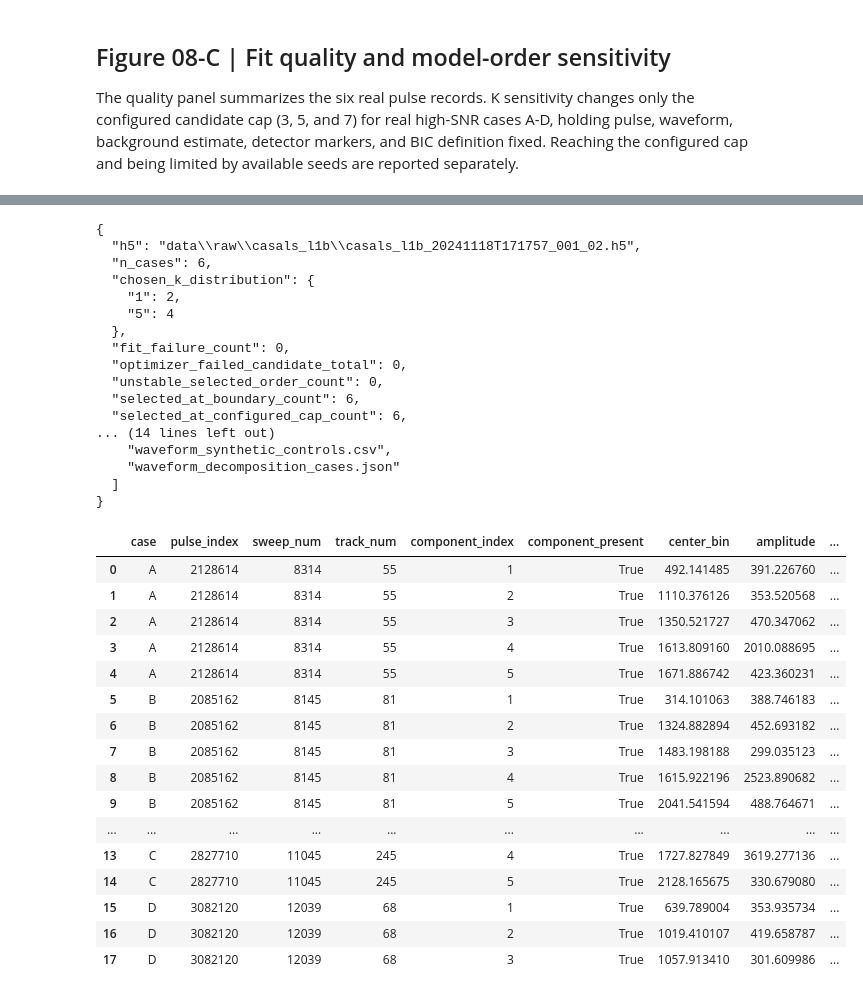
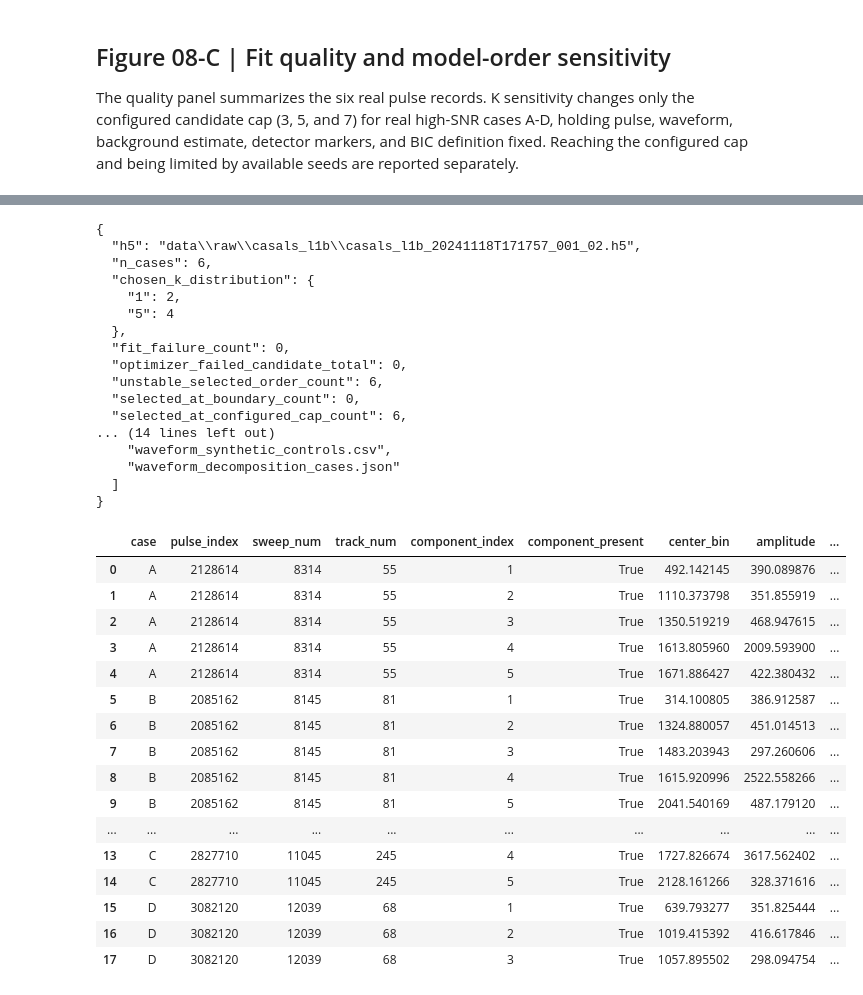
Before and after one commit to jgzhong99/CASALS, a Jupyter notebook: notebooks/08_waveform_decomposition.ipynb, the cells around one changed output, grey strips where cells are left out. Drawn from its saved outputs; the diff is of its cells as text; code cells hidden in the pictures.

```diff
--- a/notebooks/08_waveform_decomposition.ipynb
+++ b/notebooks/08_waveform_decomposition.ipynb
@@ -345,18 +362,18 @@ synthetic_rows = []
 x_syn = np.arange(192, dtype=float)
 rng_syn = np.random.default_rng(20261011)
 synthetic_cases = [
-    ("noise_only", 0, 90.0 + rng_syn.normal(0.0, 1.0, x_syn.size), []),
-    ("single_component", 1, 90.0 + 14.0*np.exp(-0.5*((x_syn-56.0)/3.0)**2) + rng_syn.normal(0.0, 0.35, x_syn.size), [{"peak_bin": 56.0, "width_bins": 7.0}]),
-    ("two_separated", 2, 90.0 + 12.0*np.exp(-0.5*((x_syn-48.0)/2.5)**2) + 9.0*np.exp(-0.5*((x_syn-112.0)/3.2)**2) + rng_syn.normal(0.0, 0.25, x_syn.size), [{"peak_bin": 48.0, "width_bins": 6.0}, {"peak_bin": 112.0, "width_bins": 7.5}]),
-    ("two_overlapping", 2, 90.0 + 12.0*np.exp(-0.5*((x_syn-78.0)/6.0)**2) + 10.0*np.exp(-0.5*((x_syn-83.5)/6.0)**2) + rng_syn.normal(0.0, 0.12, x_syn.size), [{"peak_bin": 78.0, "width_bins": 14.0}, {"peak_bin": 83.5, "width_bins": 14.0}]),
+    ("noise_only", 0, 1.0, 90.0 + rng_syn.normal(0.0, 1.0, x_syn.size), []),
+    ("single_component", 1, 0.35, 90.0 + 14.0*np.exp(-0.5*((x_syn-56.0)/3.0)**2) + rng_syn.normal(0.0, 0.35, x_syn.size), [{"peak_bin": 56.0, "width_bins": 2.354820045 * 3.0}]),
+    ("two_separated", 2, 0.25, 90.0 + 12.0*np.exp(-0.5*((x_syn-48.0)/2.5)**2) + 9.0*np.exp(-0.5*((x_syn-112.0)/3.2)**2) + rng_syn.normal(0.0, 0.25, x_syn.size), [{"peak_bin": 48.0, "width_bins": 2.354820045 * 2.5}, {"peak_bin": 112.0, "width_bins": 2.354820045 * 3.2}]),
+    ("two_overlapping", 2, 0.12, 90.0 + 12.0*np.exp(-0.5*((x_syn-78.0)/6.0)**2) + 10.0*np.exp(-0.5*((x_syn-83.5)/6.0)**2) + rng_syn.normal(0.0, 0.12, x_syn.size), [{"peak_bin": 78.0, "width_bins": 2.354820045 * 6.0}, {"peak_bin": 83.5, "width_bins": 2.354820045 * 6.0}]),
 ]
-for name, injected_k, y_syn, seed_list in synthetic_cases:
-    result_syn = fit_gaussian_components(y_syn, 90.0, 1.0 if name == "noise_only" else 0.35,
+for name, injected_k, true_sigma, y_syn, seed_list in synthetic_cases:
+    result_syn = fit_gaussian_components(y_syn, 90.0, true_sigma,
                                          detector_peaks=seed_list, max_components=3)
     centers = [round(float(part["center_bin"]), 3) for part in result_syn["components"]]
-    synthetic_rows.append({"case": name, "injected_k": injected_k, "selected_k": int(result_syn["chosen_k"]),
+    synthetic_rows.append({"case": name, "injected_k": injected_k, "injected_noise_sigma": true_sigma, "raw_bic_chosen_k": result_syn["raw_bic_chosen_k"], "at_search_limit": result_syn["at_search_limit"], "selected_k": int(result_syn["chosen_k"]),
                            "order_matches": bool(result_syn["chosen_k"] == injected_k),
-                           "stable_order": bool(result_syn.get("stable_order", False)),
+                           "stable_order": bool(result_syn.get("stable_order", False)), "delta_bic": result_syn["delta_bic"],
                            "centers_bin": json.dumps(centers), "rmse_counts": float(result_syn["rmse"]),
                            "bic": float(result_syn["bic"]), "selected_at_boundary": bool(result_syn["selected_at_boundary"]),
                            "overlap_diagnostics": json.dumps(result_syn.get("pairwise_component_overlap", []))})
@@ -407,6 +424,10 @@ for spec, result, arrays in zip(selected, case_results, wave_arrays):
     residual_ax.grid(alpha=0.15)
     handles, labels = ax.get_legend_handles_labels()
     fig.legend(handles, labels, loc="upper center", bbox_to_anchor=(0.5, 0.96), ncol=3, frameon=False)
+    diagnostics = result["full_residual_diagnostics"]
+    fig.text(0.08, 0.075, f"Residual: lag-1={diagnostics['lag1_autocorrelation_adjacent_bins']:.3f} | "
+             f"|r| > 3 noise sigmas: {diagnostics['fraction_abs_over_3_h5_sigma']:.2%} | "
+             f"skew={diagnostics['skewness']:.2f} | excess kurtosis={diagnostics['excess_kurtosis']:.2f}", fontsize=9)
     fig.text(0.08, 0.025, f"Context: {result['land_cover']} | {result['spatial_evidence'][:150]} | Gaussian terms remain waveform-derived.", ha="left", va="bottom", fontsize=8, wrap=True)
     path = OUTPUT_DIR / f"decomposition_case_{result['case']}.png"
     fig.savefig(path, dpi=DPI)
@@ -451,7 +474,10 @@ The quality panel summarizes the six real pulse records. K sensitivity changes o
 # %%
 metrics = pd.DataFrame([{
     "case": row["case"], "pulse_index": row["pulse_index"], "sweep_num": row["sweep_num"],
-    "track_num": row["track_num"], "snr": row["snr"], "chosen_k": row["chosen_k"],
+    "track_num": row["track_num"], "snr": row["snr"],
+    "raw_bic_chosen_k": row["raw_bic_chosen_k"], "at_search_limit": row["at_search_limit"],
+    "supported_window_raw_bic_chosen_k": row["supported_window_raw_bic_chosen_k"],
+    "supported_window_fallback": row["supported_window_fallback"], "chosen_k": row["chosen_k"],
     "fit_status": row["fit_status"], "fit_success": row["fit_success"],
     "fit_sample_count": row["fit_sample_count"], "fit_sample_fraction": row["fit_sample_fraction"],
     "parameter_count": row["parameter_count"], "bic": row["bic"], "delta_bic": row["delta_bic"],
@@ -467,6 +493,11 @@ metrics = pd.DataFrame([{
     "seed_limited": row["seed_limited"], "rmse_counts": row["rmse_counts"],
     "noise_sigma": row["noise_sigma"],
     "residual_rmse_over_noise": row["full_residual_diagnostics"]["rmse_over_h5_noise_sigma"],
+    "residual_tail_fraction_abs_over_3_sigma": row["full_residual_diagnostics"]["fraction_abs_over_3_h5_sigma"],
+    "residual_skewness": row["full_residual_diagnostics"]["skewness"],
+    "residual_excess_kurtosis": row["full_residual_diagnostics"]["excess_kurtosis"],
+    "rx_peak_flat_top_samples": row["rx_digital_rail_morphology"]["peak_flat_top_samples"],
+    "rx_suspected_flat_top_clipping": row["rx_digital_rail_morphology"]["suspected_flat_top_clipping"],
     "residual_lag1": row["full_residual_diagnostics"]["lag1_autocorrelation_adjacent_bins"],
 } for row in case_results])
 widths = [part["fwhm_bins"] for row in case_results for part in row["components"]]
@@ -481,7 +512,7 @@ if widths:
 axes[2].set(title="Fitted FWHM", xlabel="Width (RX bins)", ylabel="Component count")
 failures = int((~metrics.fit_success).sum())
 unstable = int((metrics.fit_success & (metrics.chosen_k > 0) & ~metrics.stable_order).sum())
-fig.suptitle(f"Fit failures: {failures} | unstable orders: {unstable} | selected at tested boundary: {metrics.selected_at_boundary.sum()} | K=0: {(metrics.chosen_k == 0).sum()}", fontsize=11, y=1.03)
+fig.suptitle(f"Fit failures: {failures} | unstable orders: {unstable} | selected at parameter boundary: {metrics.selected_at_boundary.sum()} | K=0: {(metrics.chosen_k == 0).sum()}", fontsize=11, y=1.03)
 fig.savefig(OUTPUT_DIR / "waveform_fit_quality_summary.png", dpi=DPI, bbox_inches="tight")
 plt.close(fig)
 display(Image(filename=str(OUTPUT_DIR / "waveform_fit_quality_summary.png")))
@@ -555,13 +590,14 @@ def json_safe(value):
 cases_document = {"h5": str(H5_PATH.relative_to(ROOT)), "pulse_ids": selected_pulses.tolist(),
     "rx_record_axis": int(rx_axis), "tx_record_axis": int(tx_axis), "n_rx_bins": int(rx.shape[1]), "n_tx_bins": int(tx.shape[1]),
     "tx_rx_contract": waveform_contract,
-    "fit_window_rule": "All 2728 raw RX bins primary; supported window is raw >= baseline + 3 H5-noise sigma unioned with 2 detector FWHM neighborhoods.",
-    "bic_formula": "n*log(RSS/n) + (2+3K)*log(n); compare only within a fit window.",
+    "fit_window_rule": "All 2728 raw RX bins primary; supported window spans detector neighborhoods plus connected 6-bin dilation, or a replacement 51-bin smoothed-maximum fallback. Data-selected sensitivity only.",
+    "bic_formula": "n*log(RSS/n) + (1+3K)*log(n); globally estimated baseline fixed; compare only within a fit window.",
     "detector_config_source": detector_config_source, "detector_config": detector_config,
     "reflection_candidate_band_count_from_notebook09": reflection_count,
     "cases": case_results, "model_diagnostics_csv": "waveform_model_diagnostics.csv",
     "kmax_sensitivity_csv": "waveform_kmax_sensitivity.csv", "synthetic_controls": synthetic_rows,
-    "limitations": ["Gaussian terms are morphology representations, not verified returns.",
+    "selection_policy": {"baseline_fixed": True, "min_amplitude_noise_sigma": 2.0, "min_separation_combined_sigma": 1.0, "bic_improvement_per_added_component": 6.0, "selected_at_boundary_definition": "component parameter bounds; order cap is at_search_limit"},
+    "limitations": ["Supported windows are data-selected; selection bias remains.", "Fixed baseline uncertainty is not propagated.", "Admissibility screens are empirical, not physical resolution calibration.","Gaussian terms are morphology representations, not verified returns.",
         "TX-informed quantitative fitting unavailable: timing/system-response contract unresolved.",
         "TX and RX are not time-aligned; no bin-to-time or range conversion is claimed.",
         "Residual diagnostics are descriptive and do not establish independent Gaussian errors.",
@@ -575,48 +611,48 @@ summary = {"h5": str(H5_PATH.relative_to(ROOT)), "n_cases": len(case_results),
     "selected_at_boundary_count": int(metrics.selected_at_boundary.sum()),
     "selected_at_configured_cap_count": int(metrics.selected_at_configured_cap.sum()),
     "seed_limited_count": int(metrics.seed_limited.sum()),
     "no_resolved_component_count": int((metrics.chosen_k == 0).sum()),
     "median_full_waveform_rmse_counts": float(metrics.full_waveform_rmse_counts.median()),
     "window_order_changed_cases": int((metrics.chosen_k != metrics.supported_window_chosen_k).sum()),
     "tx_informed_status": waveform_contract["tx_informed_status"],
     "reflection_candidate_band_count_from_notebook09": reflection_count,
     "interpretation_scope": "Real-waveform morphology only; no physical-return validation.",
     "outputs": ["waveform_decomposition_gallery.png", "waveform_fit_quality_summary.png", "waveform_fit_metrics.csv", "waveform_decomposition_examples.csv", "waveform_model_diagnostics.csv", "waveform_kmax_sensitivity.csv", "waveform_synthetic_controls.csv", "waveform_decomposition_cases.json"]}
 (OUTPUT_DIR / "waveform_decomposition_summary.json").write_text(json.dumps(json_safe(summary), indent=2, allow_nan=False), encoding="utf-8")
 print(json.dumps(json_safe(summary), indent=2, allow_nan=False))
 display(examples.head(18))
 # %% [output]
 {
   "h5": "data\\raw\\casals_l1b\\casals_l1b_20241118T171757_001_02.h5",
   "n_cases": 6,
   "chosen_k_distribution": {
     "1": 2,
     "5": 4
   },
   "fit_failure_count": 0,
   "optimizer_failed_candidate_total": 0,
-  "unstable_selected_order_count": 0,
-  "selected_at_boundary_count": 6,
+  "unstable_selected_order_count": 6,
+  "selected_at_boundary_count": 0,
   "selected_at_configured_cap_count": 6,
 ... (14 lines left out)
     "waveform_synthetic_controls.csv",
     "waveform_decomposition_cases.json"
   ]
 }
 |  | case | pulse_index | sweep_num | track_num | component_index | component_present | center_bin | amplitude | ... |
-| 0 | A | 2128614 | 8314 | 55 | 1 | True | 492.141485 | 391.226760 | ... |
-| 1 | A | 2128614 | 8314 | 55 | 2 | True | 1110.376126 | 353.520568 | ... |
-| 2 | A | 2128614 | 8314 | 55 | 3 | True | 1350.521727 | 470.347062 | ... |
-| 3 | A | 2128614 | 8314 | 55 | 4 | True | 1613.809160 | 2010.088695 | ... |
-| 4 | A | 2128614 | 8314 | 55 | 5 | True | 1671.886742 | 423.360231 | ... |
-| 5 | B | 2085162 | 8145 | 81 | 1 | True | 314.101063 | 388.746183 | ... |
-| 6 | B | 2085162 | 8145 | 81 | 2 | True | 1324.882894 | 452.693182 | ... |
-| 7 | B | 2085162 | 8145 | 81 | 3 | True | 1483.198188 | 299.035123 | ... |
-| 8 | B | 2085162 | 8145 | 81 | 4 | True | 1615.922196 | 2523.890682 | ... |
-| 9 | B | 2085162 | 8145 | 81 | 5 | True | 2041.541594 | 488.764671 | ... |
+| 0 | A | 2128614 | 8314 | 55 | 1 | True | 492.142145 | 390.089876 | ... |
+| 1 | A | 2128614 | 8314 | 55 | 2 | True | 1110.373798 | 351.855919 | ... |
+| 2 | A | 2128614 | 8314 | 55 | 3 | True | 1350.519219 | 468.947615 | ... |
+| 3 | A | 2128614 | 8314 | 55 | 4 | True | 1613.805960 | 2009.593900 | ... |
+| 4 | A | 2128614 | 8314 | 55 | 5 | True | 1671.886427 | 422.380432 | ... |
+| 5 | B | 2085162 | 8145 | 81 | 1 | True | 314.100805 | 386.912587 | ... |
+| 6 | B | 2085162 | 8145 | 81 | 2 | True | 1324.880057 | 451.014513 | ... |
+| 7 | B | 2085162 | 8145 | 81 | 3 | True | 1483.203943 | 297.260606 | ... |
+| 8 | B | 2085162 | 8145 | 81 | 4 | True | 1615.920996 | 2522.558266 | ... |
+| 9 | B | 2085162 | 8145 | 81 | 5 | True | 2041.540169 | 487.179120 | ... |
 | ... | ... | ... | ... | ... | ... | ... | ... | ... | ... |
-| 13 | C | 2827710 | 11045 | 245 | 4 | True | 1727.827849 | 3619.277136 | ... |
-| 14 | C | 2827710 | 11045 | 245 | 5 | True | 2128.165675 | 330.679080 | ... |
-| 15 | D | 3082120 | 12039 | 68 | 1 | True | 639.789004 | 353.935734 | ... |
-| 16 | D | 3082120 | 12039 | 68 | 2 | True | 1019.410107 | 419.658787 | ... |
-| 17 | D | 3082120 | 12039 | 68 | 3 | True | 1057.913410 | 301.609986 | ... |
+| 13 | C | 2827710 | 11045 | 245 | 4 | True | 1727.826674 | 3617.562402 | ... |
+| 14 | C | 2827710 | 11045 | 245 | 5 | True | 2128.161266 | 328.371616 | ... |
+| 15 | D | 3082120 | 12039 | 68 | 1 | True | 639.793277 | 351.825444 | ... |
+| 16 | D | 3082120 | 12039 | 68 | 2 | True | 1019.415392 | 416.617846 | ... |
+| 17 | D | 3082120 | 12039 | 68 | 3 | True | 1057.895502 | 298.094754 | ... |
```
Also changed, not shown: parts of 11 cells of this notebook, 5 other files.
